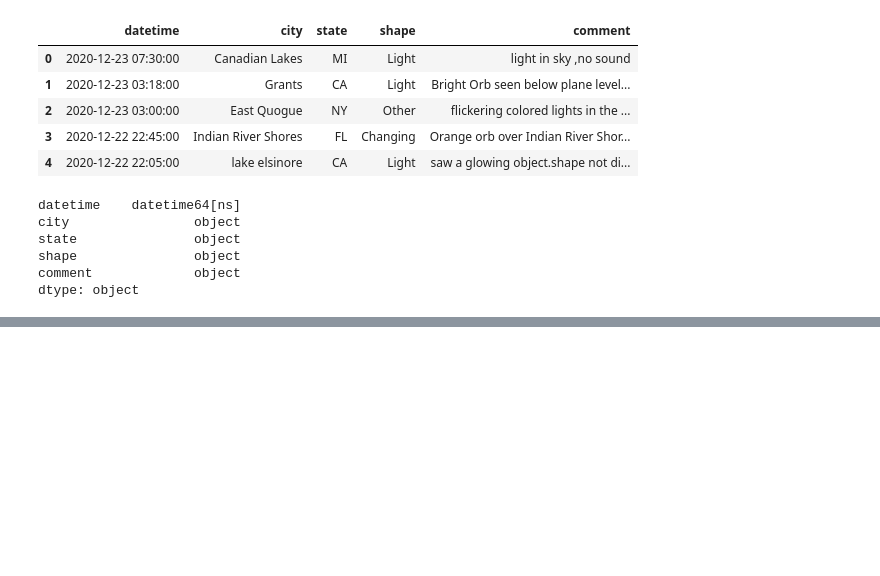
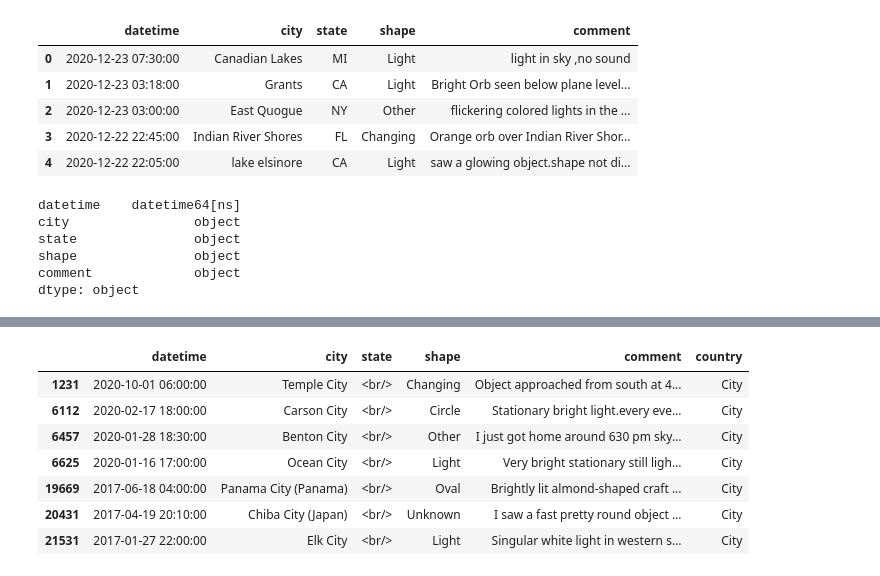
Before and after one commit to more-ginger/ufo, a Jupyter notebook: Notebooks/UFO_datacleaning.ipynb, the cells around one changed output, grey strips where cells are left out. Saved outputs shown, nothing was run; the diff lists cells and outputs as text; code cells hidden in the pictures; blank space fills up the shorter version.

```diff
--- a/Notebooks/UFO_datacleaning.ipynb
+++ b/Notebooks/UFO_datacleaning.ipynb
@@ -62,0 +182,11 @@ dtype: object
+# %%
+allCountries.loc[allCountries["country"]== 'City']
+# %% [output]
+|  | datetime | city | state | shape | comment | country |
+| 1231 | 2020-10-01 06:00:00 | Temple City | <br/> | Changing | Object approached from south at 4... | City |
+| 6112 | 2020-02-17 18:00:00 | Carson City | <br/> | Circle | Stationary bright light.every eve... | City |
+| 6457 | 2020-01-28 18:30:00 | Benton City | <br/> | Other | I just got home around 630 pm sky... | City |
+| 6625 | 2020-01-16 17:00:00 | Ocean City | <br/> | Light | Very bright stationary still ligh... | City |
+| 19669 | 2017-06-18 04:00:00 | Panama City (Panama) | <br/> | Oval | Brightly lit almond-shaped craft ... | City |
+| 20431 | 2017-04-19 20:10:00 | Chiba City (Japan) | <br/> | Unknown | I saw a fast pretty round object ... | City |
+| 21531 | 2017-01-27 22:00:00 | Elk City | <br/> | Light | Singular white light in western s... | City |
```
Also changed, not shown: parts of 25 cells of this notebook, 12 other files.
